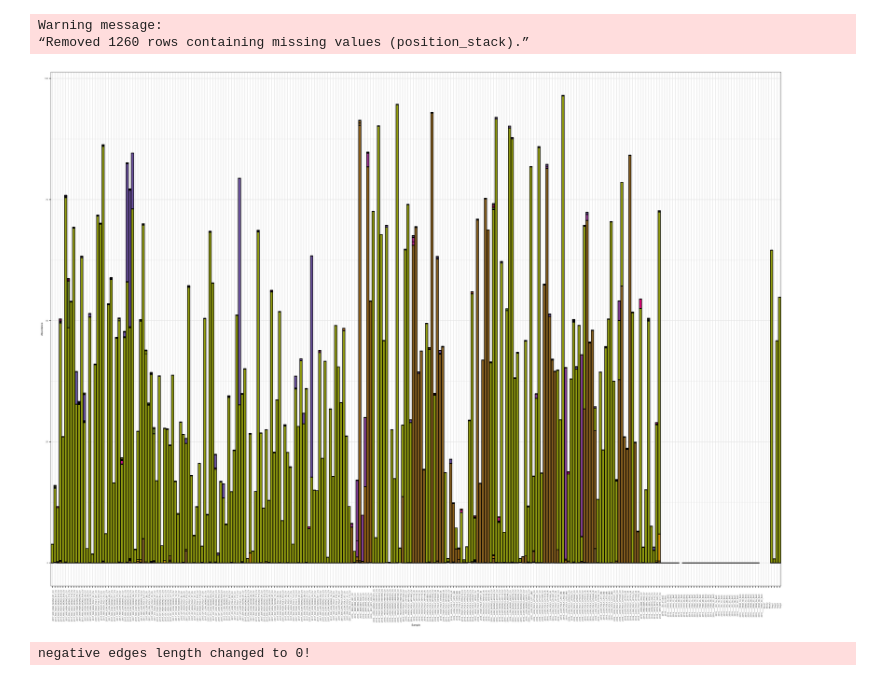
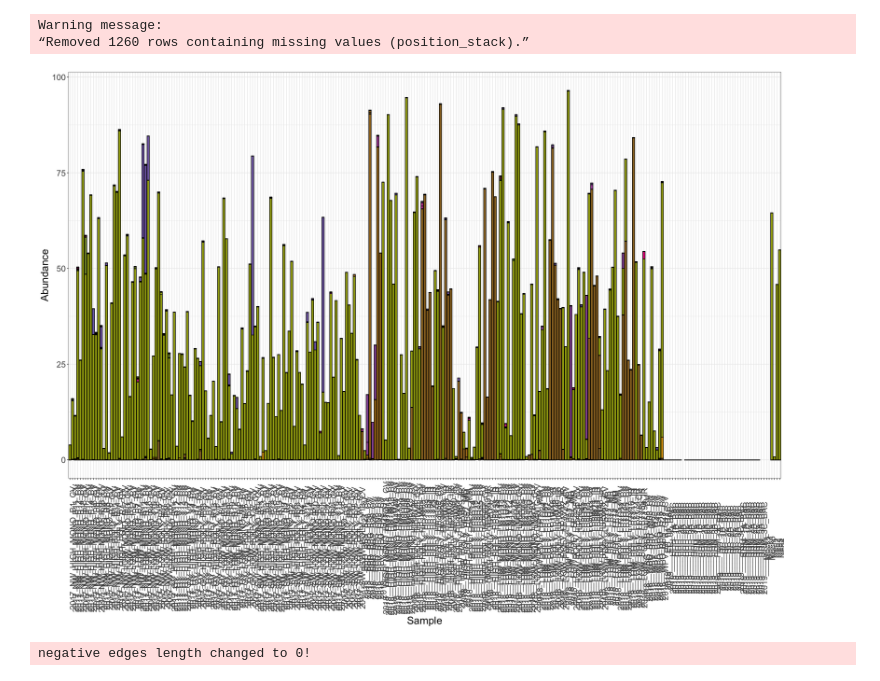
Before and after one commit to sagw/DE_micro, a Jupyter notebook: Spiros_all.ipynb, the cells around one changed output. Drawn from its saved outputs; the diff is of its cells as text; code cells hidden in the pictures.

```diff
--- a/Spiros_all.ipynb
+++ b/Spiros_all.ipynb
@@ -13,7 +31,7 @@ options(repr.plot.width=20, repr.plot.height=15)
 # %%
-meta=fread("~/Documents/DE_16S/DE16S_allmeta.csv")
-asv_all=fread("~/Documents/DE_16S/ASVs/Run123_ASV_nochim.csv")
-taxa=read.csv("~/Documents/DE_16S/ASVs/Run123_taxa.csv", header=TRUE, row.names=1)
+meta=fread("~/Documents/DE/DE_16S/DE16S_allmeta.csv")
+asv_all=fread("~/Documents/DE/DE_16S/ASVs/Run123_ASV_nochim.csv")
+taxa=read.csv("~/Documents/DE/DE_16S/ASVs/Run123_taxa.csv", header=TRUE, row.names=1)
 # %%
 #fix rownames
 rows=as.vector(asv_all[,1])
@@ -64,14 +84,14 @@ theme(legend.position = "none")
 # %%
 ## Percentages of samples
 Spiro = subset_taxa(ALL, Phylum=="Spirochaetota")
 plot_bar(Spiro, fill="OTU")+
 scale_fill_manual(values=mycolors)+
 theme_bw()+
-theme(legend.position = "none", text = element_text(size=5), axis.text.x = element_text(angle = 90))
+theme(legend.position = "none", text = element_text(size=20), axis.text.x = element_text(angle = 90))
 # %% [output]
 Warning message:
 “Removed 1260 rows containing missing values (position_stack).”
-[figure, old version]
+[figure, new version]
 # %%
 seqs=taxa_names(Spiro)
 names(seqs) = seqs
```
Also changed, not shown: parts of 3 cells of this notebook, 2 other files.
